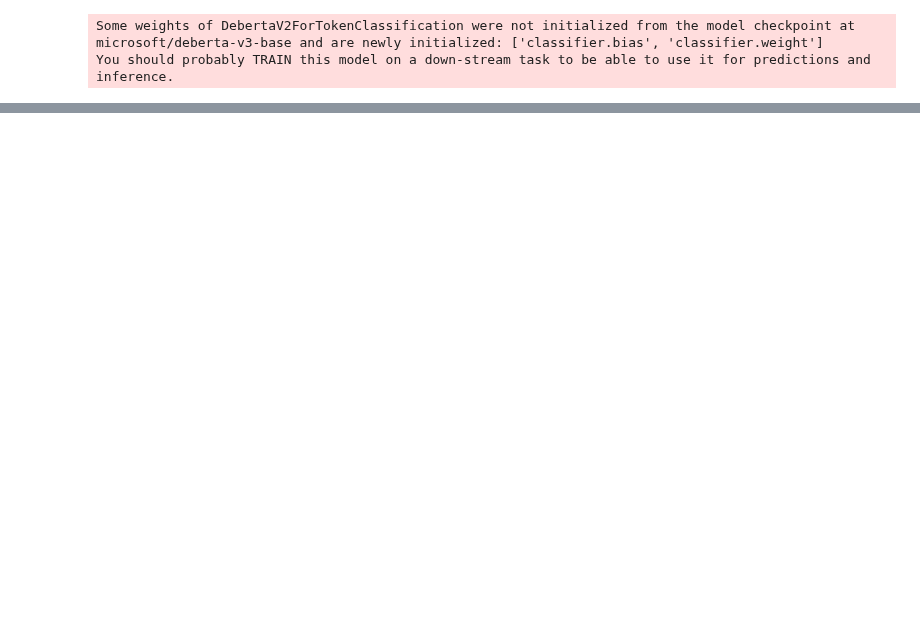
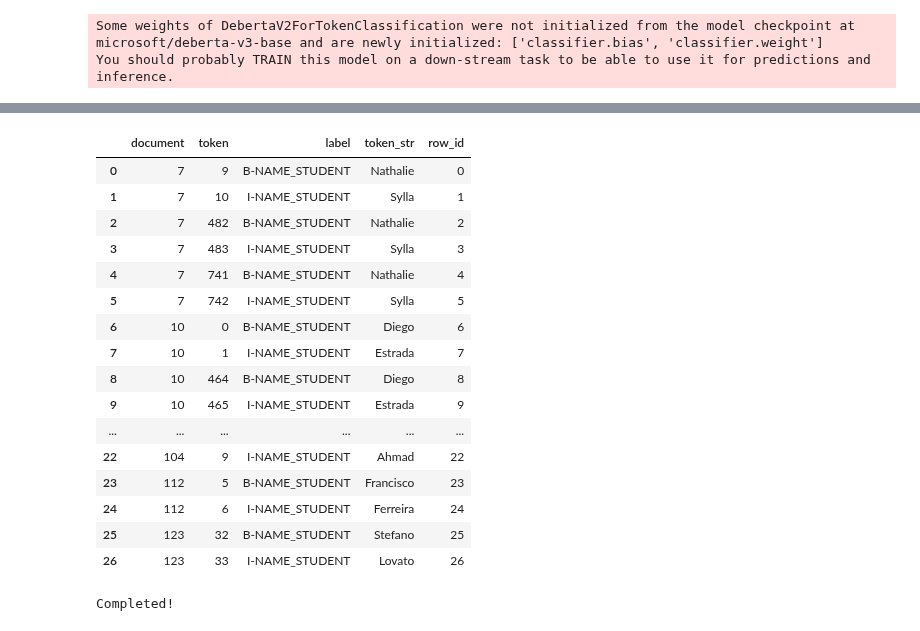
Before and after one commit to jackren0000/The-Learning-Agency-Lab---PII-Data-Detection, a Jupyter notebook: piidatadetection-dataanalysis.ipynb, the cells around one changed output, grey strips where cells are left out. Drawn from its saved outputs; the diff is of its cells as text; code cells hidden in the pictures; blank space fills up the shorter version.

Commit message:
Kaggle Notebook | PIIDataDetection-DataAnalysis | Version 13

```diff
--- a/piidatadetection-dataanalysis.ipynb
+++ b/piidatadetection-dataanalysis.ipynb
@@ -403,0 +393,11 @@ tokenizer.save_pretrained("deberta3base_1024")
+# %%
+#### prepare the test dataset
+# prepare the dataset from a dictionary format
+# key will be the column names, value will assign to each row
+test_data = Dataset.from_dict({
+    'full_text': [essay['full_text'] for essay in test_data],
+    'document': [essay['document'] for essay in test_data],
+    'tokens': [essay['tokens'] for essay in test_data],
+    'trailing_whitespace': [essay['trailing_whitespace'] for essay in test_data]
+
+})
@@ -403,0 +469,22 @@ tokenizer.save_pretrained("deberta3base_1024")
+# %%
+# call the predict method of the trainer object on test_data
+# extract the .predictions attribute from the result
+predictions = trainer.predict(test_data).predictions
+# apply the softmax function to predictions
+pred_softmax = np.exp(predictions) / np.sum(np.exp(predictions), axis=2).reshape(predictions.shape[0], predictions.shape[1], 1)
+# loads the configuration JSON file
+config = json.load(open(os.path.join(model_path, "config.json")))
+# id2label is a dictionary extracted from the loaded configuration
+# mapping numerical IDs to their corresponding labels
+id2label = config["id2label"]
+# find the index of the maximum value along the last axis
+preds = predictions.argmax(-1)
+# apply softmax to the first 12 classes (assuming 'O' is the 13th class)
+preds_without_O = pred_softmax[:, :, :12].argmax(-1)
+# extract the probabilities of the 'O' class
+O_preds = pred_softmax[:, :, 12]
+# define the threshold for 'O' class predictions
+threshold = 0.9
+# decide final predictions based on the threshold:
+# if the probability of 'O' is less than the threshold, use preds_without_O, else use preds
+preds_final = np.where(O_preds < threshold, preds_without_O, preds)
@@ -403,0 +533,34 @@ tokenizer.save_pretrained("deberta3base_1024")
+# %%
+# create the text dataframe
+test_data = pd.DataFrame({
+    "document": document,
+    "token": token,
+    "label": label,
+    "token_str": token_str
+})
+# add row id column
+test_data["row_id"] = list(range(len(test_data)))
+display(test_data.head(100))
+# %% [output]
+|  | document | token | label | token_str | row_id |
+| 0 | 7 | 9 | B-NAME_STUDENT | Nathalie | 0 |
+| 1 | 7 | 10 | I-NAME_STUDENT | Sylla | 1 |
+| 2 | 7 | 482 | B-NAME_STUDENT | Nathalie | 2 |
+| 3 | 7 | 483 | I-NAME_STUDENT | Sylla | 3 |
+| 4 | 7 | 741 | B-NAME_STUDENT | Nathalie | 4 |
+| 5 | 7 | 742 | I-NAME_STUDENT | Sylla | 5 |
+| 6 | 10 | 0 | B-NAME_STUDENT | Diego | 6 |
+| 7 | 10 | 1 | I-NAME_STUDENT | Estrada | 7 |
+| 8 | 10 | 464 | B-NAME_STUDENT | Diego | 8 |
+| 9 | 10 | 465 | I-NAME_STUDENT | Estrada | 9 |
+| ... | ... | ... | ... | ... | ... |
+| 22 | 104 | 9 | I-NAME_STUDENT | Ahmad | 22 |
+| 23 | 112 | 5 | B-NAME_STUDENT | Francisco | 23 |
+| 24 | 112 | 6 | I-NAME_STUDENT | Ferreira | 24 |
+| 25 | 123 | 32 | B-NAME_STUDENT | Stefano | 25 |
+| 26 | 123 | 33 | I-NAME_STUDENT | Lovato | 26 |
+# %%
+test_data[["row_id", "document", "token", "label"]].to_csv("submission.csv", index=False)
+print('Completed!')
+# %% [output]
+Completed!
```
Also changed, not shown: parts of 13 cells of this notebook.
